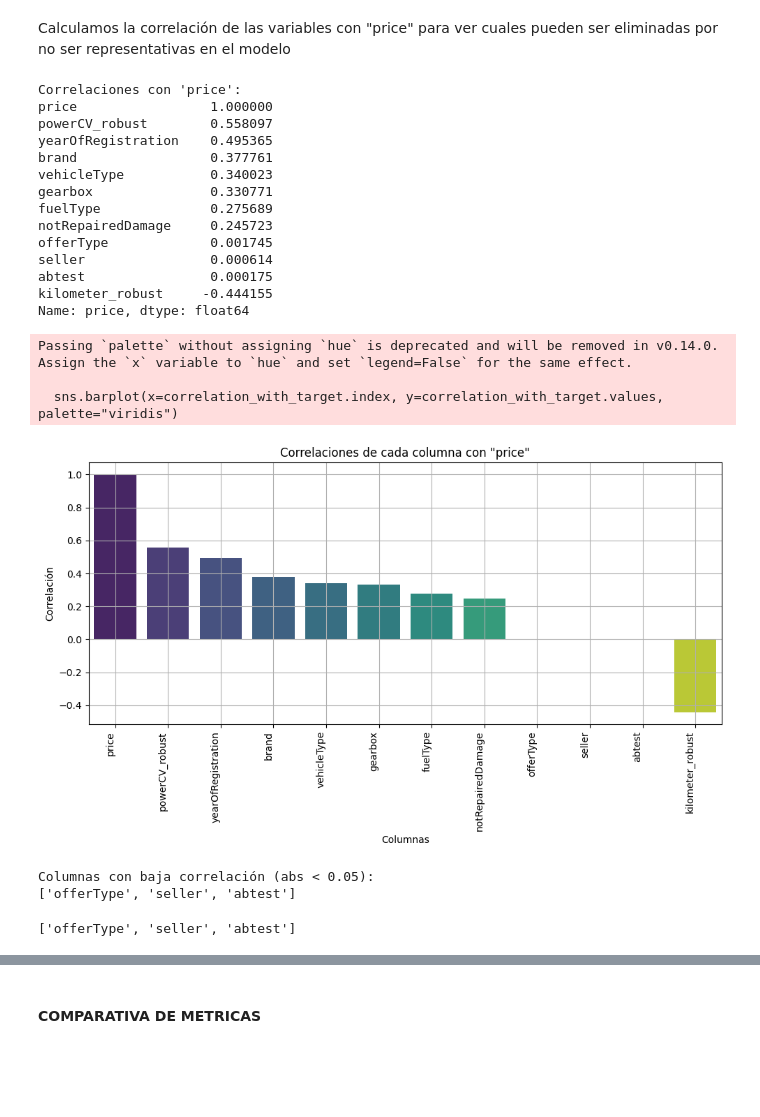
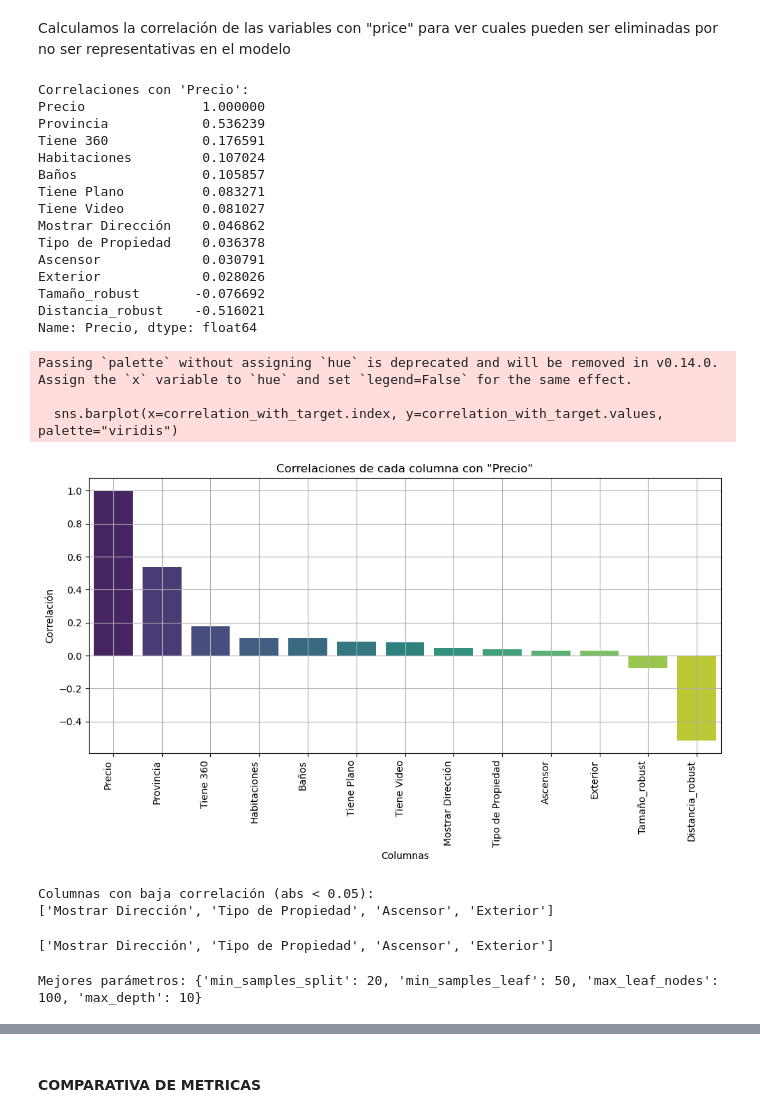
Before and after one commit to SrAlcast/Proyecto7-PrediccionCasas, a Jupyter notebook: notebooks/2-Modeling/2-DecisionTreeRegressor.ipynb, the cells around one changed output, grey strips where cells are left out. Saved outputs shown, nothing was run; the diff lists cells and outputs as text; code cells hidden in the pictures; blank space fills up the shorter version.

```diff
--- a/notebooks/2-Modeling/2-DecisionTreeRegressor.ipynb
+++ b/notebooks/2-Modeling/2-DecisionTreeRegressor.ipynb
@@ -29,6 +24,6 @@ from sklearn.model_selection import train_test_split, GridSearchCV
 from sklearn.metrics import r2_score, mean_squared_error, mean_absolute_error
 # %%
 #Lectura de csv
-df = pd.read_csv("../data/df_te.csv")
+df = pd.read_csv("../../data/df_te.csv")
 df.sample(5)
 # %% [output]
@@ -89,28 +97,29 @@ Las visualizaciones muestran que el modelo tiene un rendimiento razonable, con p
 # %% [markdown]
 Calculamos la correlación de las variables con "price" para ver cuales pueden ser eliminadas por no ser representativas en el modelo
 # %%
-sp.analizar_correlaciones(df, "price", threshold=0.05)
+sp.analizar_correlaciones(df, "Precio", threshold=0.05)
 # %% [output]
-Correlaciones con 'price':
-price                 1.000000
-powerCV_robust        0.558097
-yearOfRegistration    0.495365
-brand                 0.377761
-vehicleType           0.340023
-gearbox               0.330771
-fuelType              0.275689
-notRepairedDamage     0.245723
-offerType             0.001745
-seller                0.000614
-abtest                0.000175
-kilometer_robust     -0.444155
-Name: price, dtype: float64
+Correlaciones con 'Precio':
+Precio               1.000000
+Provincia            0.536239
+Tiene 360            0.176591
+Habitaciones         0.107024
+Baños                0.105857
+Tiene Plano          0.083271
+Tiene Video          0.081027
+Mostrar Dirección    0.046862
+Tipo de Propiedad    0.036378
+Ascensor             0.030791
+Exterior             0.028026
+Tamaño_robust       -0.076692
+Distancia_robust    -0.516021
+Name: Precio, dtype: float64
 Passing `palette` without assigning `hue` is deprecated and will be removed in v0.14.0. Assign the `x` variable to `hue` and set `legend=False` for the same effect.
 
   sns.barplot(x=correlation_with_target.index, y=correlation_with_target.values, palette="viridis")
-[figure, old version]
+[figure, new version]
 Columnas con baja correlación (abs < 0.05):
-['offerType', 'seller', 'abtest']
+['Mostrar Dirección', 'Tipo de Propiedad', 'Ascensor', 'Exterior']
-['offerType', 'seller', 'abtest']
+['Mostrar Dirección', 'Tipo de Propiedad', 'Ascensor', 'Exterior']
 # %%
 # Excluir columnas irrelevantes según el análisis previo
@@ -149 +135,29 @@ y_pred_train2 = model.predict(x_train2)
+# %%
+# Definir el grid de parámetros
+params_arbol = {
+    'max_depth': [5, 10, 20],
+    'min_samples_split': [10, 20],
+    'min_samples_leaf': [50, 100, 150],
+    'max_leaf_nodes': [30, 40, 50, 60, 70, 100]
+}
+# Configurar GridSearchCV
+model_DecisionTreeRegressor2 = RandomizedSearchCV(
+    estimator=DecisionTreeRegressor(),
+    param_distributions=params_arbol,
+    n_iter=100,
+    cv=10,
+    scoring="neg_mean_squared_error",
+    n_jobs=-1,
+    random_state=42
+)
+
+# Entrenar el modelo con GridSearchCV
+model_DecisionTreeRegressor2.fit(x_train2, y_train2)
+
+# Mostrar los mejores parámetros y el error asociado
+best_params = model_DecisionTreeRegressor2.best_params_
+
+print(f"Mejores parámetros: {best_params}")
+# %% [output]
+Mejores parámetros: {'min_samples_split': 20, 'min_samples_leaf': 50, 'max_leaf_nodes': 100, 'max_depth': 10}
 # %%
```
Also changed, not shown: parts of 40 cells of this notebook, 15 other files.
